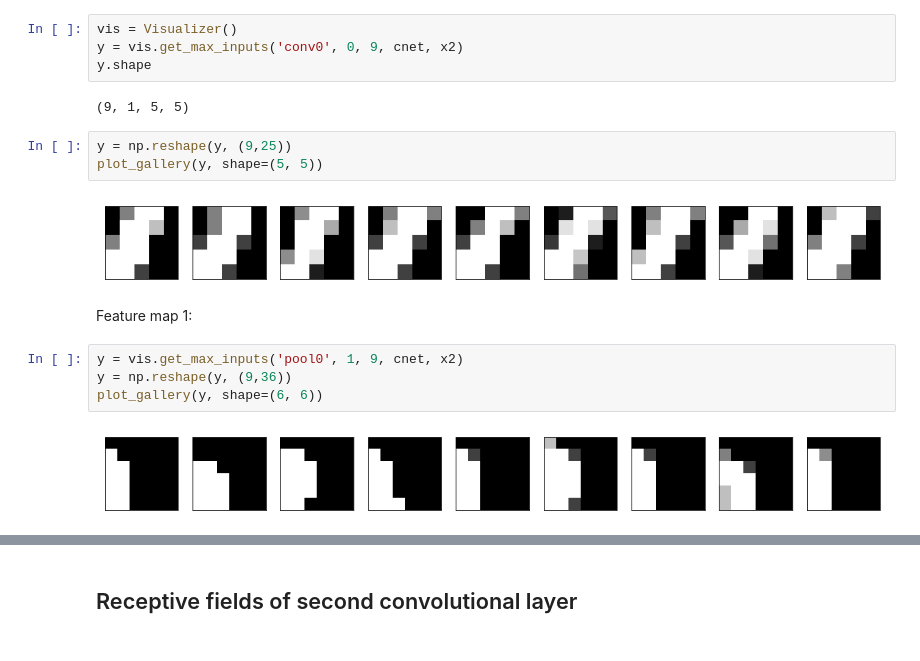
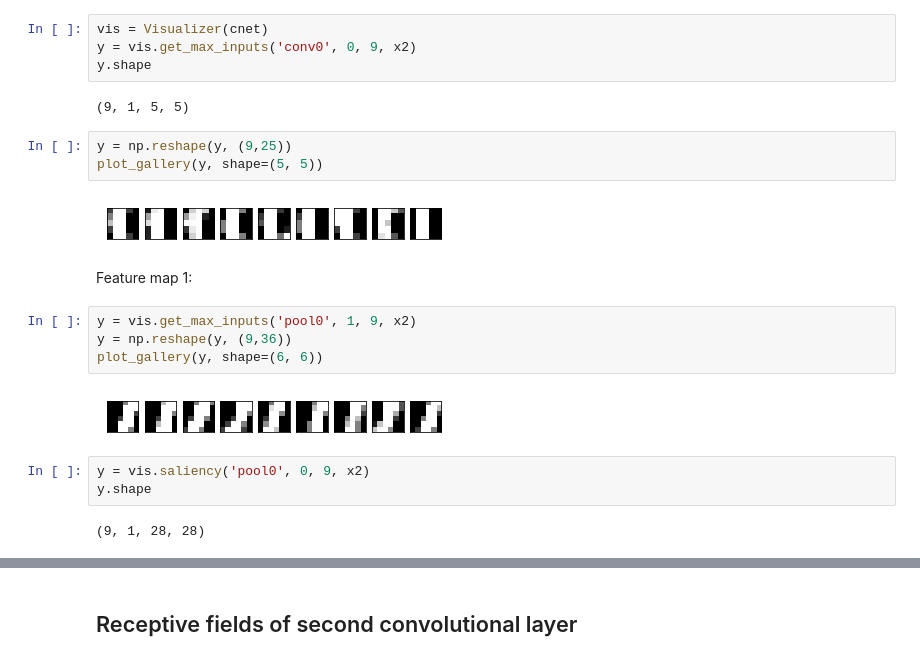
Before and after one commit to matherm/ummon3, a Jupyter notebook: examples/VisualizeMNIST3.ipynb, the cells around one changed output, grey strips where cells are left out. Drawn from its saved outputs; the diff is of its cells as text.

Commit message:
Updated examples for MNIST 3 visualization.

```diff
--- a/examples/VisualizeMNIST3.ipynb
+++ b/examples/VisualizeMNIST3.ipynb
@@ -93,8 +93,8 @@ plot_gallery(w[:10,:], shape=(5, 5))
 # %% [markdown]
 Get the 9 inputs that activate feature map 0 the most:
 # %%
-vis = Visualizer()
-y = vis.get_max_inputs('conv0', 0, 9, cnet, x2)
+vis = Visualizer(cnet)
+y = vis.get_max_inputs('conv0', 0, 9, x2)
 y.shape
 # %% [output]
 (9, 1, 5, 5)
@@ -102,12 +102,17 @@ y.shape
 y = np.reshape(y, (9,25))
 plot_gallery(y, shape=(5, 5))
 # %% [output]
-[figure, old version]
+[figure, new version]
 # %% [markdown]
 Feature map 1:
 # %%
-y = vis.get_max_inputs('pool0', 1, 9, cnet, x2)
+y = vis.get_max_inputs('pool0', 1, 9, x2)
 y = np.reshape(y, (9,36))
 plot_gallery(y, shape=(6, 6))
 # %% [output]
-[figure, old version]
+[figure, new version]
+# %%
+y = vis.saliency('pool0', 0, 9, x2)
+y.shape
+# %% [output]
+(9, 1, 28, 28)
```
Also changed, not shown: parts of 14 cells of this notebook, 1 other file.
